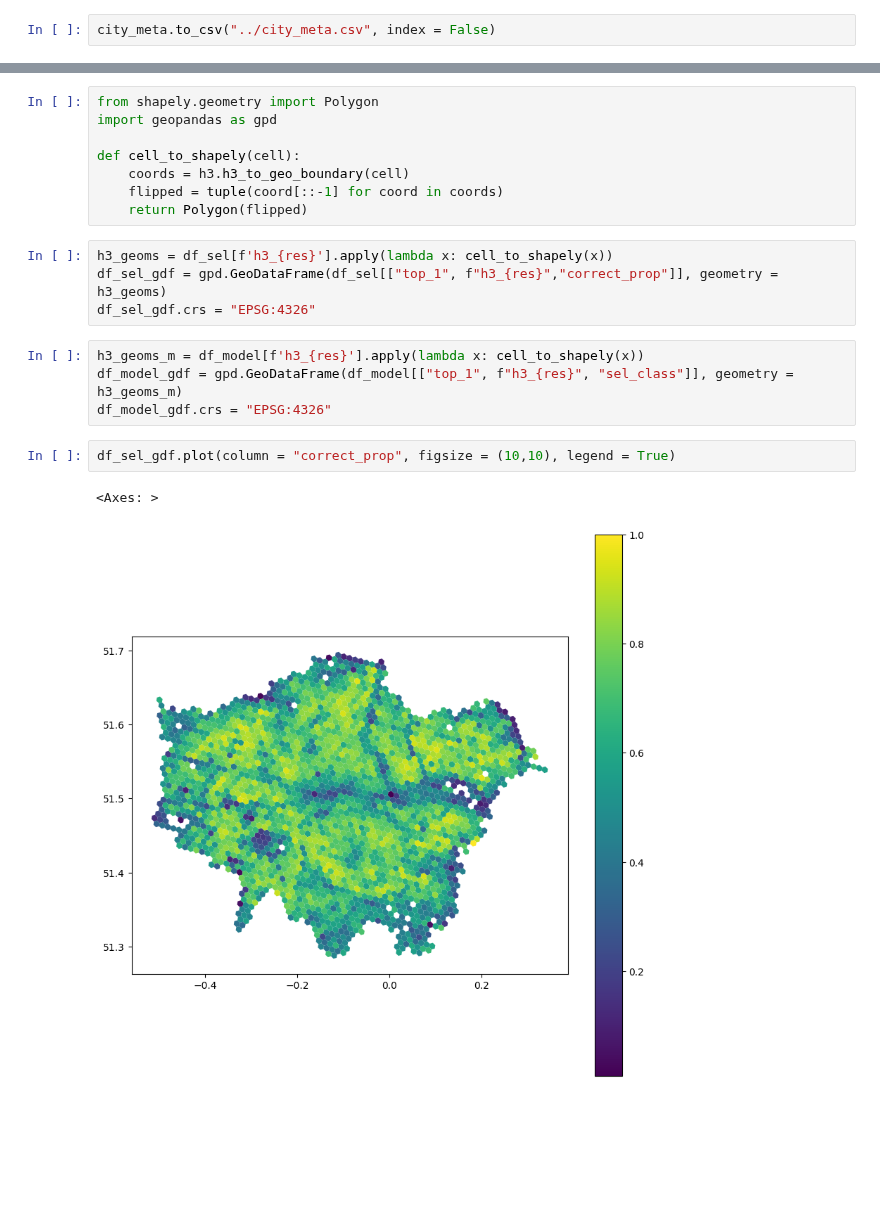
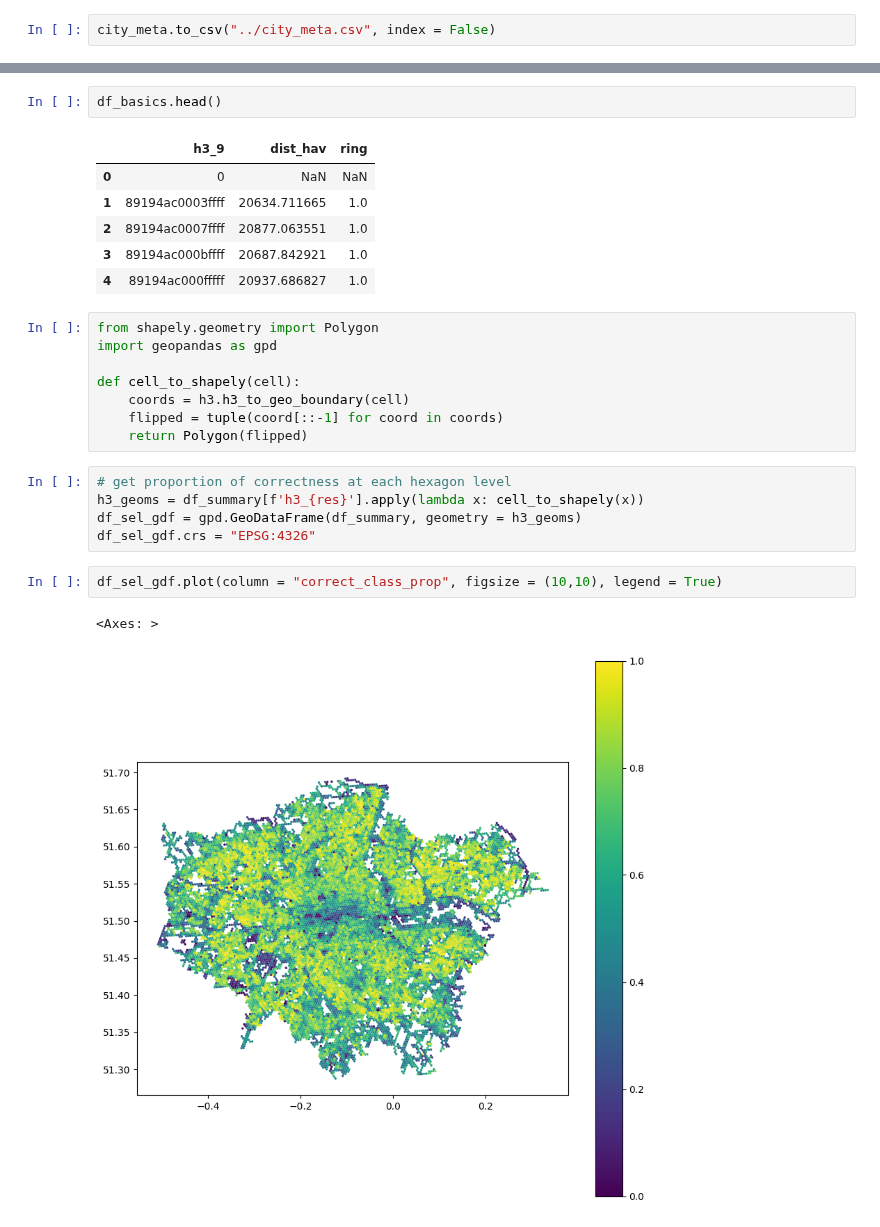
Before and after one commit to brookefzy/uvi-time-machine, a Jupyter notebook: _script/A-city-never-was/06_summarize_prediction.ipynb, the cells around one changed output, grey strips where cells are left out. Cells and saved outputs as stored; diff of their text form; blank space fills up the shorter version.

```diff
--- a/_script/A-city-never-was/06_summarize_prediction.ipynb
+++ b/_script/A-city-never-was/06_summarize_prediction.ipynb
@@ -169,3 +248,12 @@ df_model
+# %%
+df_basics.head()
+# %% [output]
+|  | h3_9 | dist_hav | ring |
+| 0 | 0 | NaN | NaN |
+| 1 | 89194ac0003ffff | 20634.711665 | 1.0 |
+| 2 | 89194ac0007ffff | 20877.063551 | 1.0 |
+| 3 | 89194ac000bffff | 20687.842921 | 1.0 |
+| 4 | 89194ac000fffff | 20937.686827 | 1.0 |
 # %%
 from shapely.geometry import Polygon
 import geopandas as gpd
@@ -175,15 +263,12 @@ def cell_to_shapely(cell):
     flipped = tuple(coord[::-1] for coord in coords)
     return Polygon(flipped)
 # %%
-h3_geoms = df_sel[f'h3_{res}'].apply(lambda x: cell_to_shapely(x))
-df_sel_gdf = gpd.GeoDataFrame(df_sel[["top_1", f"h3_{res}","correct_prop"]], geometry = h3_geoms)
+# get proportion of correctness at each hexagon level
+h3_geoms = df_summary[f'h3_{res}'].apply(lambda x: cell_to_shapely(x))
+df_sel_gdf = gpd.GeoDataFrame(df_summary, geometry = h3_geoms)
 df_sel_gdf.crs = "EPSG:4326"
-# %%
-h3_geoms_m = df_model[f'h3_{res}'].apply(lambda x: cell_to_shapely(x))
-df_model_gdf = gpd.GeoDataFrame(df_model[["top_1", f"h3_{res}", "sel_class"]], geometry = h3_geoms_m)
-df_model_gdf.crs = "EPSG:4326"
 # %%
-df_sel_gdf.plot(column = "correct_prop", figsize = (10,10), legend = True)
+df_sel_gdf.plot(column = "correct_class_prop", figsize = (10,10), legend = True)
 # %% [output]
 <Axes: >
-[figure, old version]
+[figure, new version]
```
Also changed, not shown: parts of 24 cells of this notebook, 2 other files.
